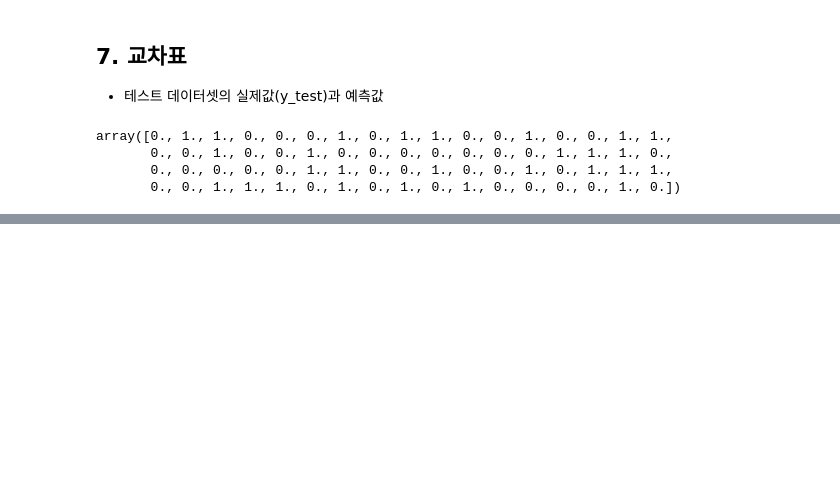
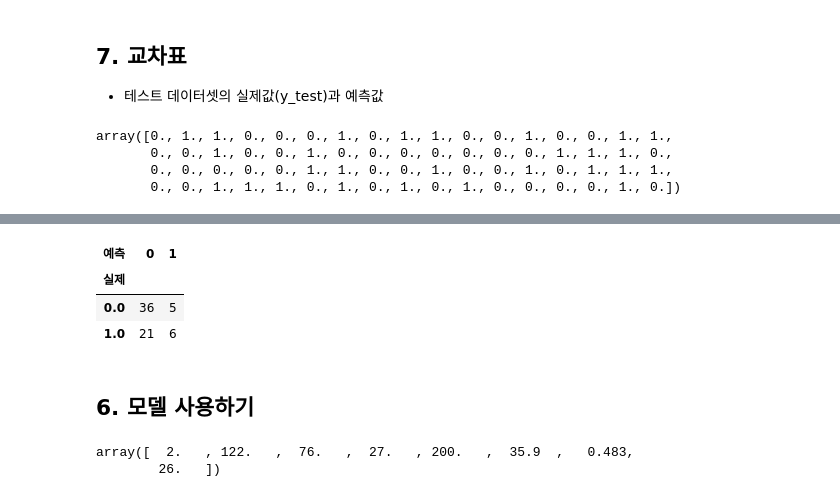
Before and after one commit to yeonhwa88/aidiary, a Jupyter notebook: source/08_DeepLearning/06_피마인디언 당뇨병 발병 예측(로지스틱회귀분석, 분류분석).ipynb, the cells around one changed output, grey strips where cells are left out. Saved outputs shown, nothing was run; the diff lists cells and outputs as text; code cells hidden in the pictures; blank space fills up the shorter version.

```diff
--- a/source/08_DeepLearning/06_피마인디언 당뇨병 발병 예측(로지스틱회귀분석, 분류분석).ipynb
+++ b/source/08_DeepLearning/06_피마인디언 당뇨병 발병 예측(로지스틱회귀분석, 분류분석).ipynb
@@ -349,0 +401,9 @@ Epoch 200/200
+# %%
+# crosstab에 들어갈 예측값
+Y_hat = model.predict(X_test)  # predict(2차원배열)
+y_hat = Y_hat.argmax(axis=1)
+y_hat = np.argmax(Y_hat, axis=1)
+y_hat
+# a = np.array([1, 2, 3])
+# a.mean()
+# np.mean(a)
@@ -349,0 +416,17 @@ Epoch 200/200
+# %%
+ctab = pd.crosstab(y_test, y_hat)
+ctab.index.name = '실제'
+ctab.columns.name = '예측'
+ctab
+# %% [output]
+| 예측 | 0 | 1 |
+| 실제 |  |  |
+| 0.0 | 36 | 5 |
+| 1.0 | 21 | 6 |
+# %% [markdown]
+## 6. 모델 사용하기
+# %%
+X_test[0]
+# %% [output]
+array([  2.   , 122.   ,  76.   ,  27.   , 200.   ,  35.9  ,   0.483,
+        26.   ])
```
Also changed, not shown: parts of 45 cells of this notebook, 3 other files.
